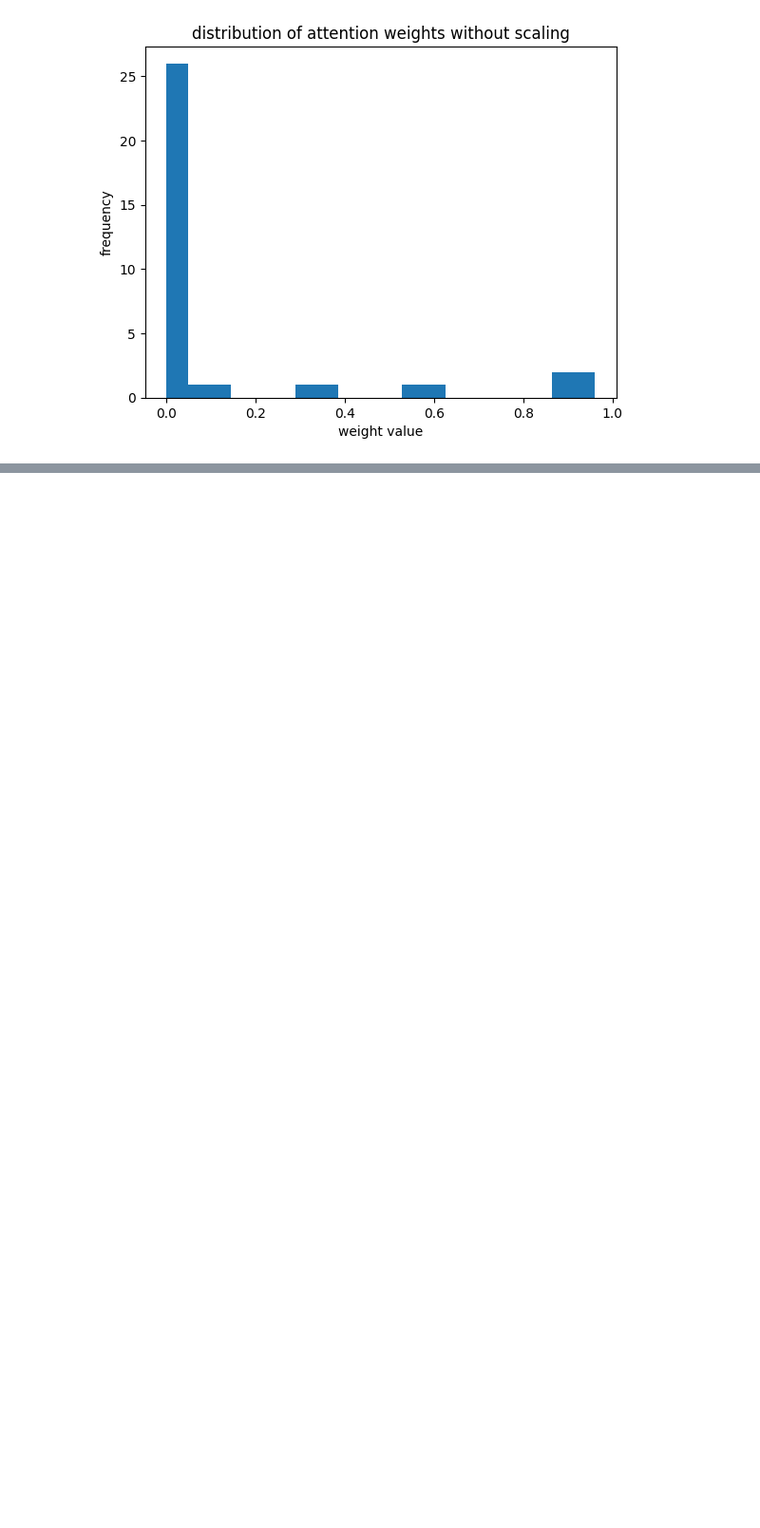
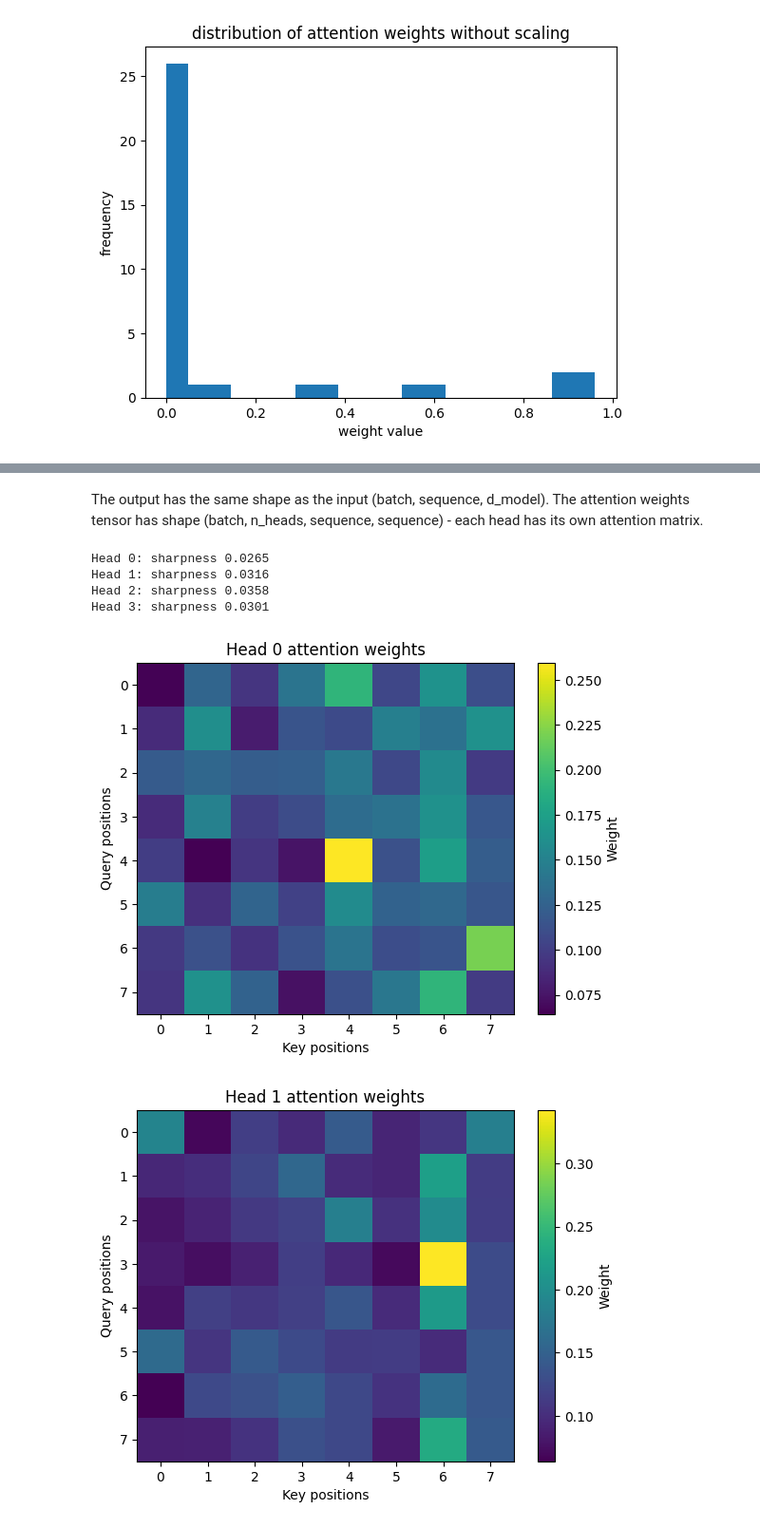
Before and after one commit to rebeccacamejo/LLMs-from-scratch-experiments, a Jupyter notebook: LLM_attention_mechanisms.ipynb, the cells around one changed output, grey strips where cells are left out. Shown at 95% size. Saved outputs shown, nothing was run; the diff lists cells and outputs as text; code cells hidden in the pictures; blank space fills up the shorter version.

```diff
--- a/LLM_attention_mechanisms.ipynb
+++ b/LLM_attention_mechanisms.ipynb
@@ -212,0 +295,40 @@ Without scaling, the distribution of attention weights becomes more peaked (high
+# %% [markdown]
+The output has the same shape as the input (batch, sequence, d_model). The attention weights tensor has shape (batch, n_heads, sequence, sequence) - each head has its own attention matrix.
+# %%
+# Now we will measure attention sharpness for each head using the mean absolute deviation from uniform distribution
+
+B, T, d_model, n_heads = 1, 8, 32, 4
+x_rand = torch.randn(B, T, d_model)
+
+mha_test = MultiHeadSelfAttention(d_model=d_model, n_heads=n_heads)
+
+_, weights_test = mha_test(x_rand, casual=False)
+
+uniform = 1.0 / T
+sharpness_per_head = []
+for h in range(n_heads):
+    # weights_test shape: (B, n_heads, T, T)
+    w = weights_test[0, h]  # (T, T)
+    # Deviation from uniform across each row
+    deviation = torch.abs(w - uniform).mean(dim=-1)  # mean deviation per query position
+    sharpness = deviation.mean().item()
+    sharpness_per_head.append(sharpness)
+
+for h, s in enumerate(sharpness_per_head):
+    print(f"Head {h}: sharpness {s:.4f}")
+
+# Plot the attention matrices for each head (one at a time)
+for h in range(n_heads):
+    plt.imshow(weights_test[0, h].detach(), aspect='auto')
+    plt.title(f'Head {h} attention weights')
+    plt.xlabel('Key positions')
+    plt.ylabel('Query positions')
+    plt.colorbar(label='Weight')
+    plt.show()
+# %% [output]
+Head 0: sharpness 0.0265
+Head 1: sharpness 0.0316
+Head 2: sharpness 0.0358
+Head 3: sharpness 0.0301
+[figure, added]
+[figure, added]
```
Also changed, not shown: parts of 12 cells of this notebook, 1 other file.
